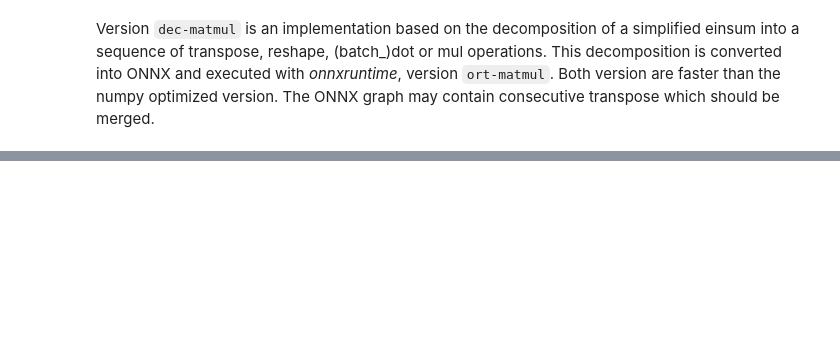
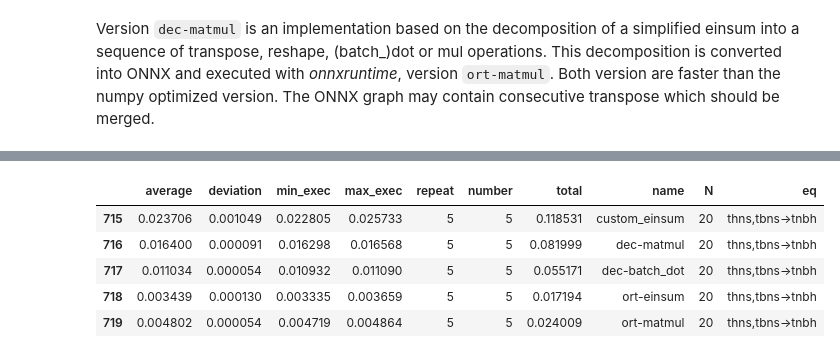
Before and after one commit to sdpython/mlprodict, a Jupyter notebook: _doc/notebooks/einsum_decomposition.ipynb, the cells around one changed output, grey strips where cells are left out. Drawn from its saved outputs; the diff is of its cells as text; code cells hidden in the pictures; blank space fills up the shorter version.

```diff
--- a/_doc/notebooks/einsum_decomposition.ipynb
+++ b/_doc/notebooks/einsum_decomposition.ipynb
@@ -265,0 +416,83 @@ Version `dec-matmul` is an implementation based on the decomposition of a simpli
+# %%
+from itertools import permutations
+
+N = 20
+m1 = numpy.random.randn(N, N, N, N)
+m2 = numpy.random.randn(N, N, N, N)
+
+results = []
+for perm in tqdm(list(permutations(letters))):
+    replace = {d: c for c, d in zip(letters, perm)}
+    eq = equation
+    for k, v in replace.items():
+        eq = eq.replace(k, v.upper())
+    eq = eq.lower()
+
+    seq = decompose_einsum_equation(eq, clean=True)
+    seq2 = decompose_einsum_equation(eq, clean=True, strategy='numpy')
+    model = make_model2(eq)
+    sess = InferenceSession(model.SerializeToString())
+    onx = seq2.to_onnx("Y", "X1", "X2", dtype=numpy.float32)
+    sess2 = InferenceSession(onx.SerializeToString())
+
+    res = measure_time(lambda x: numpy.einsum(eq, *x, optimize=True),
+                       [m1, m2],
+                       repeat=5, number=5)
+
+    res['name'] = "numpy.einsum"
+    res["N"] = N
+    res["eq"] = eq
+    results.append(res)
+
+    res = measure_time(lambda x: apply_einsum_sequence(seq, *x),
+                       [m1, m2],
+                       repeat=5, number=5)
+    res['name'] = "custom_einsum"
+    res["N"] = N
+    res["eq"] = eq
+    results.append(res)
+
+    res = measure_time(lambda x: apply_einsum_sequence(seq, *x, matmul_impl="pyf"),
+                       [m1, m2],
+                       repeat=5, number=5)
+    res['name'] = "dec-matmul"
+    res["N"] = N
+    res["eq"] = eq
+    results.append(res)
+
+    res = measure_time(lambda x: apply_einsum_sequence(seq2, *x, matmul_impl="pyf"),
+                       [m1, m2],
+                       repeat=5, number=5)
+    res['name'] = "dec-batch_dot"
+    res["N"] = N
+    res["eq"] = eq
+    results.append(res)
+
+    res = measure_time(lambda x: sess.run(None, {'X': x[0], 'Y': x[1]}),
+                       [m1.astype(numpy.float32), m2.astype(numpy.float32),
+                        m3.astype(numpy.float32)],
+                       repeat=5, number=5)
+    res['name'] = "ort-einsum"
+    res["N"] = N
+    res["eq"] = eq
+    results.append(res)
+
+    res = measure_time(lambda x: sess2.run(None, {'X1': x[0], 'X2': x[1]}),
+                       [m1.astype(numpy.float32), m2.astype(numpy.float32),
+                        m3.astype(numpy.float32)],
+                       repeat=5, number=5)
+    res['name'] = "ort-matmul"
+    res["N"] = N
+    res["eq"] = eq
+    results.append(res)
+
+
+df = DataFrame(results)
+df.tail()
+# %% [output]
+|  | average | deviation | min_exec | max_exec | repeat | number | total | name | N | eq |
+| 715 | 0.023706 | 0.001049 | 0.022805 | 0.025733 | 5 | 5 | 0.118531 | custom_einsum | 20 | thns,tbns->tnbh |
+| 716 | 0.016400 | 0.000091 | 0.016298 | 0.016568 | 5 | 5 | 0.081999 | dec-matmul | 20 | thns,tbns->tnbh |
+| 717 | 0.011034 | 0.000054 | 0.010932 | 0.011090 | 5 | 5 | 0.055171 | dec-batch_dot | 20 | thns,tbns->tnbh |
+| 718 | 0.003439 | 0.000130 | 0.003335 | 0.003659 | 5 | 5 | 0.017194 | ort-einsum | 20 | thns,tbns->tnbh |
+| 719 | 0.004802 | 0.000054 | 0.004719 | 0.004864 | 5 | 5 | 0.024009 | ort-matmul | 20 | thns,tbns->tnbh |
```
Also changed, not shown: parts of 23 cells of this notebook, 13 other files.
